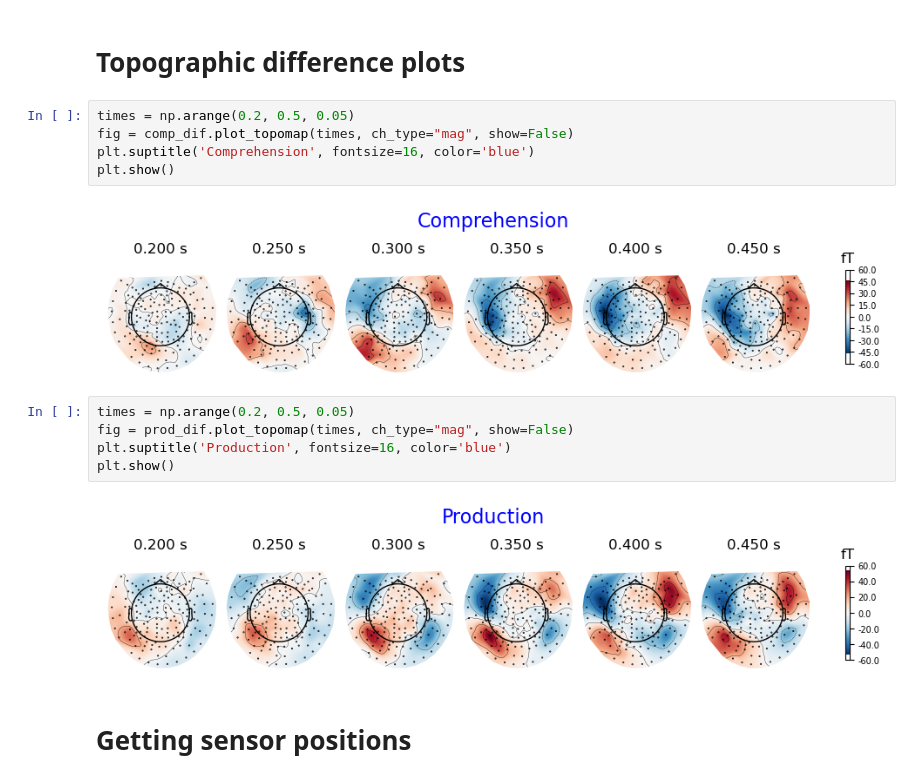
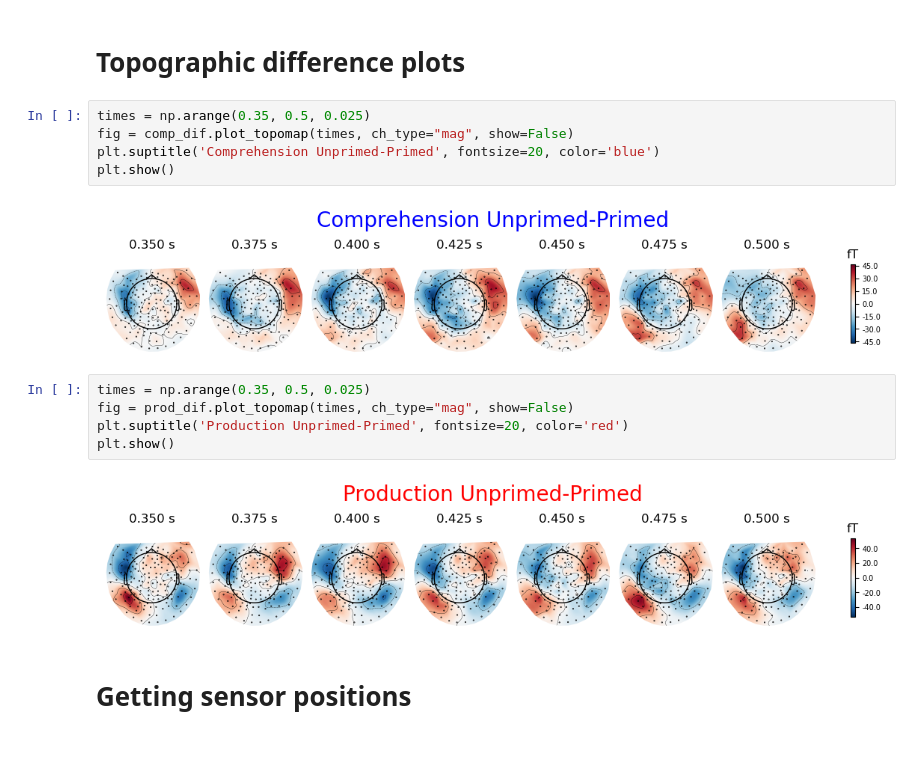
Before and after one commit to audreylaun/meg, a Jupyter notebook: Plotting/sensor_plots.ipynb, the cells around one changed output. Cells and saved outputs as stored; diff of their text form; blank space fills up the shorter version.

```diff
--- a/Plotting/sensor_plots.ipynb
+++ b/Plotting/sensor_plots.ipynb
@@ -84,19 +84,19 @@ Field mapping data ready
 # %% [markdown]
 # Topographic difference plots
 # %%
-times = np.arange(0.2, 0.5, 0.05)
+times = np.arange(0.35, 0.5, 0.025)
 fig = comp_dif.plot_topomap(times, ch_type="mag", show=False)
-plt.suptitle('Comprehension', fontsize=16, color='blue')
+plt.suptitle('Comprehension Unprimed-Primed', fontsize=20, color='blue')
 plt.show()
 # %% [output]
-[figure, old version]
+[figure, new version]
 # %%
-times = np.arange(0.2, 0.5, 0.05)
+times = np.arange(0.35, 0.5, 0.025)
 fig = prod_dif.plot_topomap(times, ch_type="mag", show=False)
-plt.suptitle('Production', fontsize=16, color='blue')
+plt.suptitle('Production Unprimed-Primed', fontsize=20, color='red')
 plt.show()
 # %% [output]
-[figure, old version]
+[figure, new version]
 # %% [markdown]
 # Getting sensor positions
 # %%
```
Also changed, not shown: parts of 16 cells of this notebook, 2 other files.
